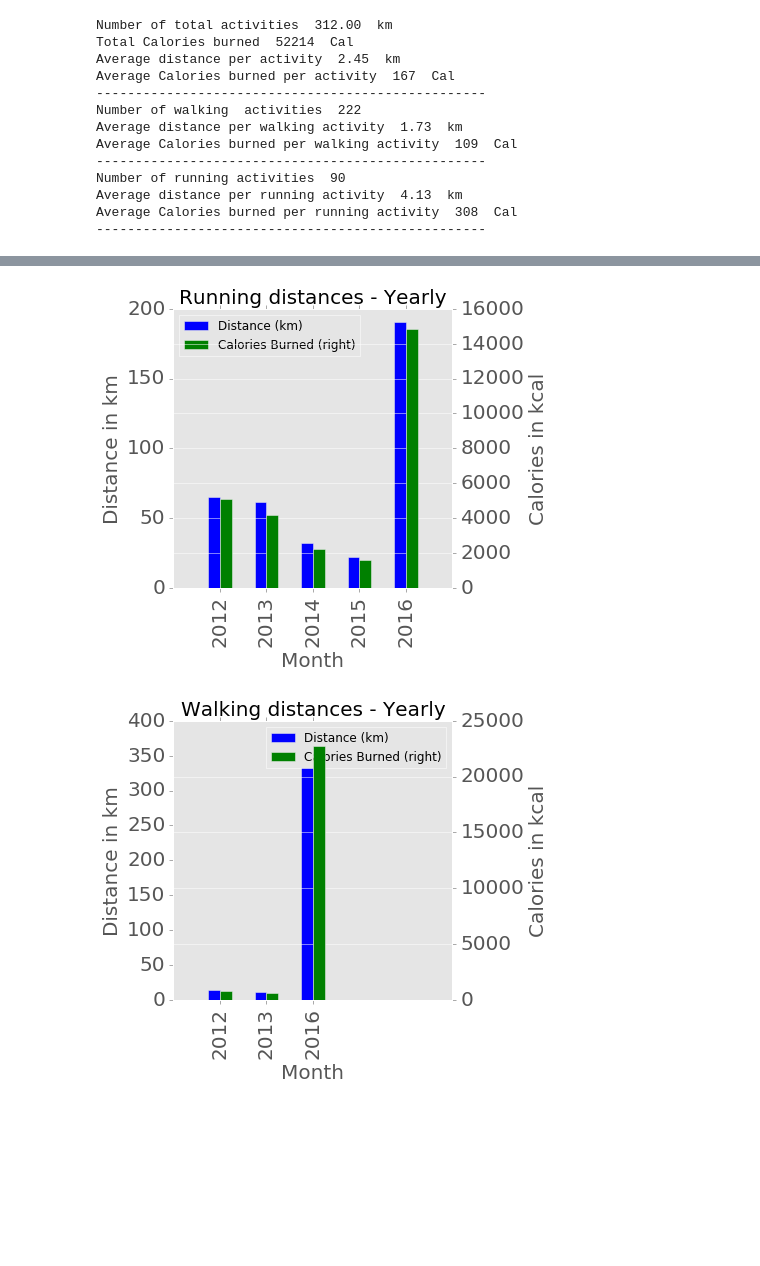
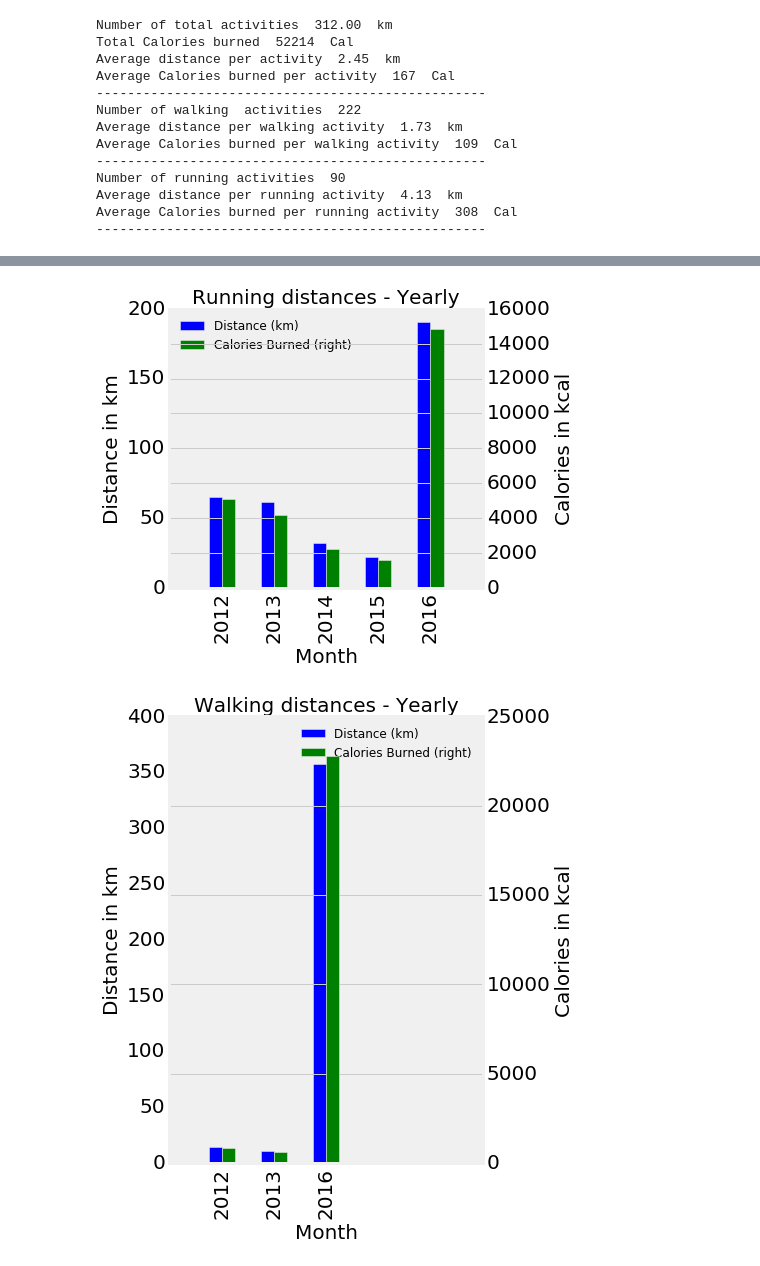
Before and after one commit to harshkn/Runkeeper-Analysis, a Jupyter notebook: runkeeper.ipynb, the cells around one changed output, grey strips where cells are left out. Drawn from its saved outputs; the diff is of its cells as text; code cells hidden in the pictures; blank space fills up the shorter version.

```diff
--- a/runkeeper.ipynb
+++ b/runkeeper.ipynb
@@ -5,7 +5,7 @@ import pandas as pd
 import numpy as np
 import matplotlib.pyplot as plt
 from  matplotlib import style
-style.use('ggplot')
+plt.style.use('fivethirtyeight')
 %pylab inline
 pylab.rcParams['figure.figsize'] = (15, 9)   # Change the size of plots
 
@@ -144,33 +145,33 @@ ax2.tick_params(axis='both', which='major', labelsize=fsz)
 fig = ax.get_figure()
 fig.savefig('dist-cal-run-yearly.png',transparent=True, bbox_inches='tight', pad_inches=0)
 # %% [output]
-[figure, old version]
+[figure, new version]
 # %%
 #Yearly Walking
 
 w_monthly = walk_data['Date'].dt.to_period('A')
 fsz=20;
 
 # df['Calories Burned'] =
-ax = pd.groupby(walk_data, w_monthly)['Distance (km)'].sum().plot(kind='bar',position=1,legend = True,width = .25, figsize = (5,5))
+ax = pd.groupby(walk_data, w_monthly)['Distance (km)'].sum().plot(kind='bar',position=1,legend = True,width = .25, figsize = (5,8))
 ax2 = pd.groupby(walk_data, w_monthly)['Calories Burned'].sum().plot( secondary_y=True,legend = True,kind = 'bar',width = .25, color = 'green',position=0)
 ax.set_xlim([-1, 5])
 
 
 ax.set_xlabel('Month', fontsize = fsz)
 ax.set_ylabel('Distance in km',fontsize = fsz)
 ax2.set_ylabel('Calories in kcal',fontsize = fsz)
 
 patches, labels = ax.get_legend_handles_labels()
 labels = ['Distance', 'Calories Burned']
 ax.set_title('Walking distances - Yearly', fontsize = fsz)
 
 ax.tick_params(axis='both', which='major', labelsize=fsz)
 ax2.tick_params(axis='both', which='major', labelsize=fsz)
 
 fig = ax.get_figure()
 fig.savefig('dist-cal-walk-yearly.png',transparent=True, bbox_inches='tight', pad_inches=0)
 # %% [output]
-[figure, old version]
+[figure, new version]
 # %%
 #Average pace for running and walking
```
Also changed, not shown: parts of 5 cells of this notebook, 11 other files.
